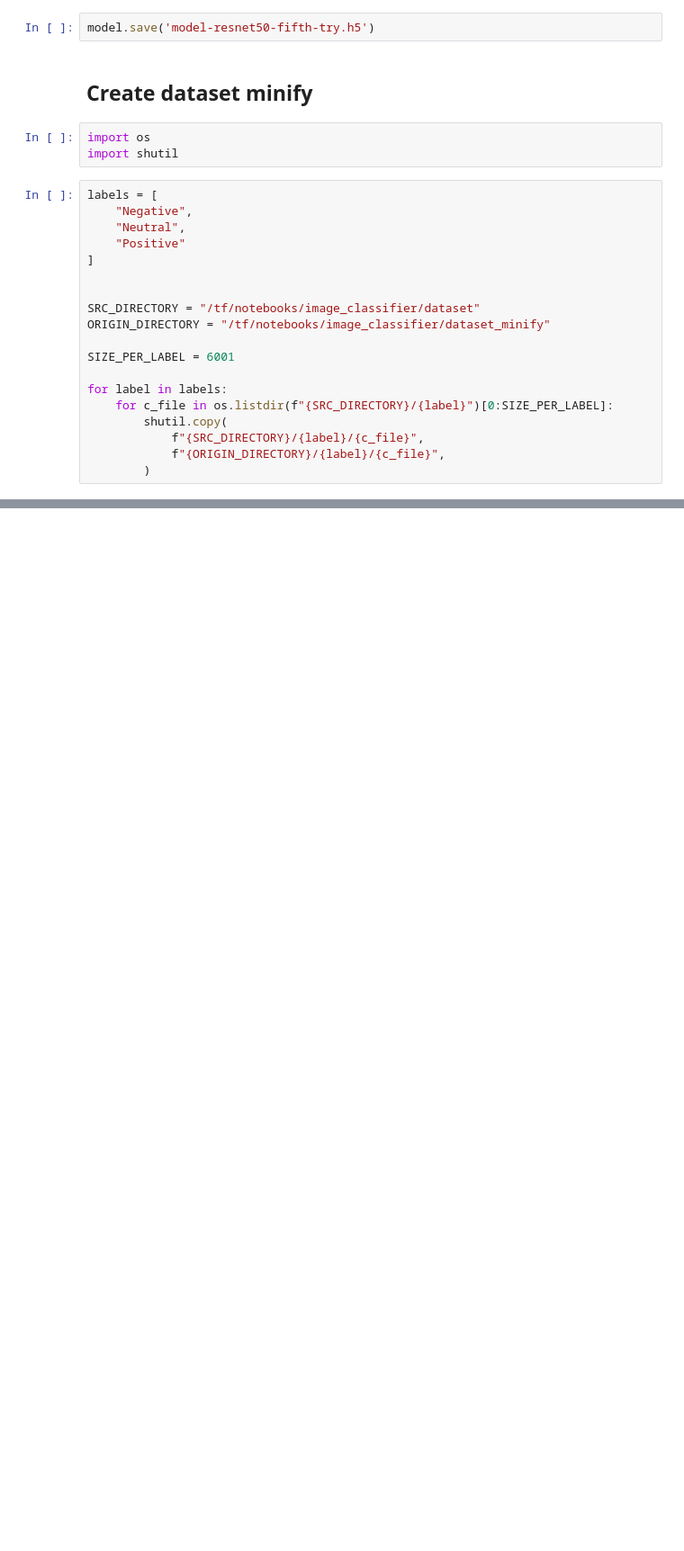
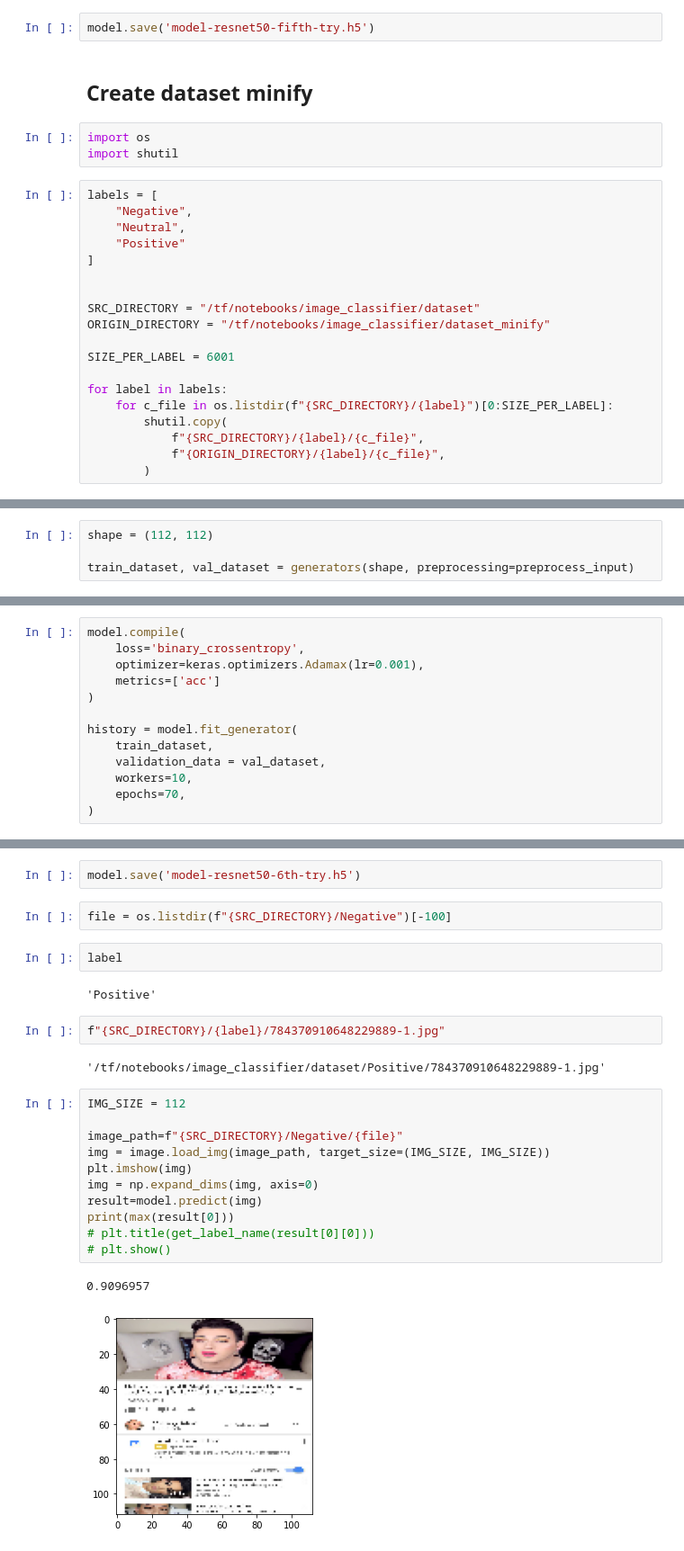
Before and after one commit to joberthrogers18/Analise_Sentimental_em_Imagens, a Jupyter notebook: image_classifier/image_classifier_resnet50.ipynb, the cells around one changed output, grey strips where cells are left out. Shown at 90% size. Cells and saved outputs as stored; diff of their text form; blank space fills up the shorter version.

Commit message:
feat: add the first line of code to captioning images

```diff
--- a/image_classifier/image_classifier_resnet50.ipynb
+++ b/image_classifier/image_classifier_resnet50.ipynb
@@ -738,0 +773,4 @@ len(os.listdir("/tf/notebooks/image_classifier/dataset_minify/"))
+# %%
+shape = (112, 112)
+
+train_dataset, val_dataset = generators(shape, preprocessing=preprocess_input)
@@ -738,0 +780,13 @@ len(os.listdir("/tf/notebooks/image_classifier/dataset_minify/"))
+# %%
+model.compile(
+    loss='binary_crossentropy',
+    optimizer=keras.optimizers.Adamax(lr=0.001),
+    metrics=['acc']
+)
+
+history = model.fit_generator(
+    train_dataset,
+    validation_data = val_dataset,
+    workers=10,
+    epochs=70,
+)
@@ -738,0 +811,26 @@ len(os.listdir("/tf/notebooks/image_classifier/dataset_minify/"))
+# %%
+model.save('model-resnet50-6th-try.h5')
+# %%
+file = os.listdir(f"{SRC_DIRECTORY}/Negative")[-100]
+# %%
+label
+# %% [output]
+'Positive'
+# %%
+f"{SRC_DIRECTORY}/{label}/784370910648229889-1.jpg"
+# %% [output]
+'/tf/notebooks/image_classifier/dataset/Positive/784370910648229889-1.jpg'
+# %%
+IMG_SIZE = 112
+
+image_path=f"{SRC_DIRECTORY}/Negative/{file}"
+img = image.load_img(image_path, target_size=(IMG_SIZE, IMG_SIZE))
+plt.imshow(img)
+img = np.expand_dims(img, axis=0)
+result=model.predict(img)
+print(max(result[0]))
+# plt.title(get_label_name(result[0][0]))
+# plt.show()
+# %% [output]
+0.9096957
+[figure, added]
```
Also changed, not shown: parts of 7 cells of this notebook.
